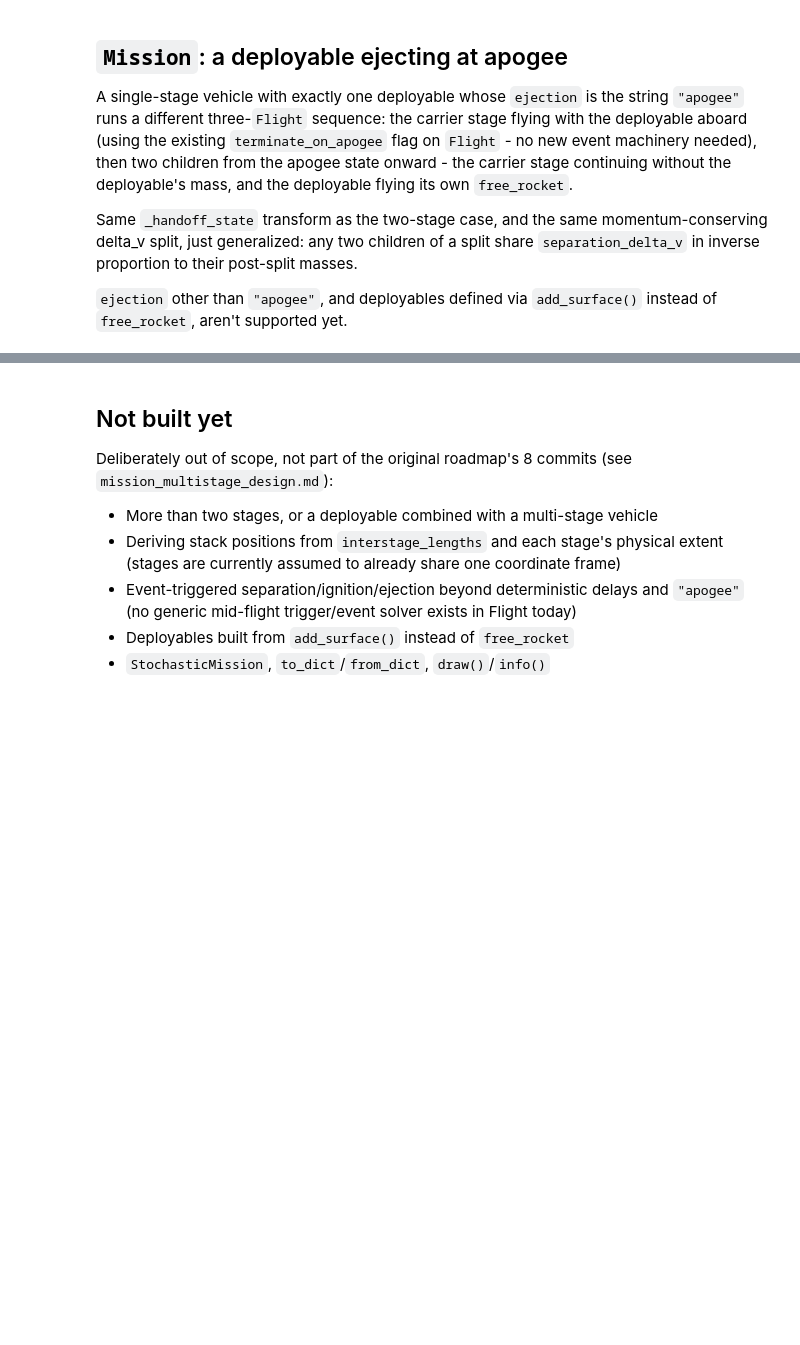
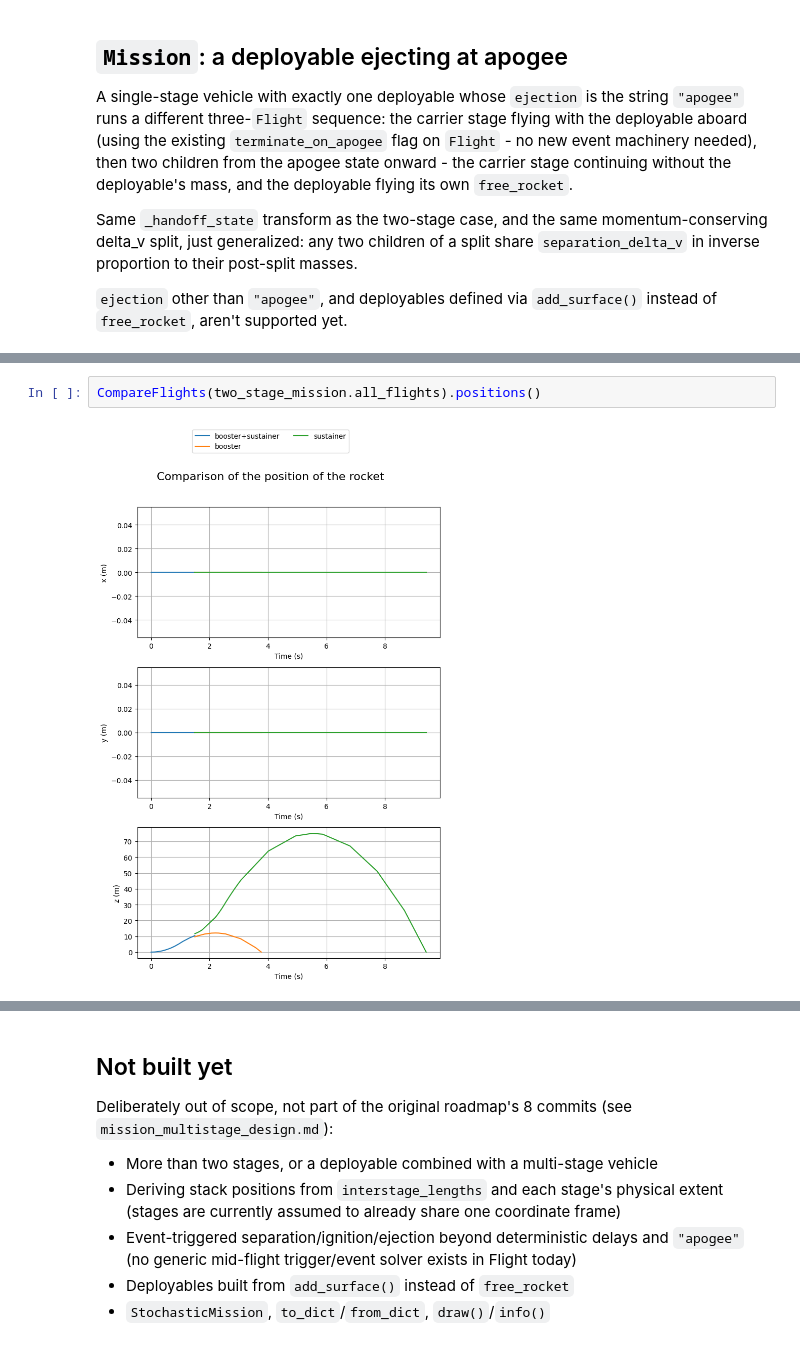
Before and after one commit to RogueRocketeer/RocketPy, a Jupyter notebook: docs/notebooks/multistage_mission.ipynb, the cells around one changed output, grey strips where cells are left out. Drawn from its saved outputs; the diff is of its cells as text; blank space fills up the shorter version.

```diff
--- a/docs/notebooks/multistage_mission.ipynb
+++ b/docs/notebooks/multistage_mission.ipynb
@@ -335,0 +450,4 @@ for time, event in deployable_mission.timeline:
+# %%
+CompareFlights(two_stage_mission.all_flights).positions()
+# %% [output]
+[figure, added]
```
Also changed, not shown: parts of 18 cells of this notebook, 4 other files.
